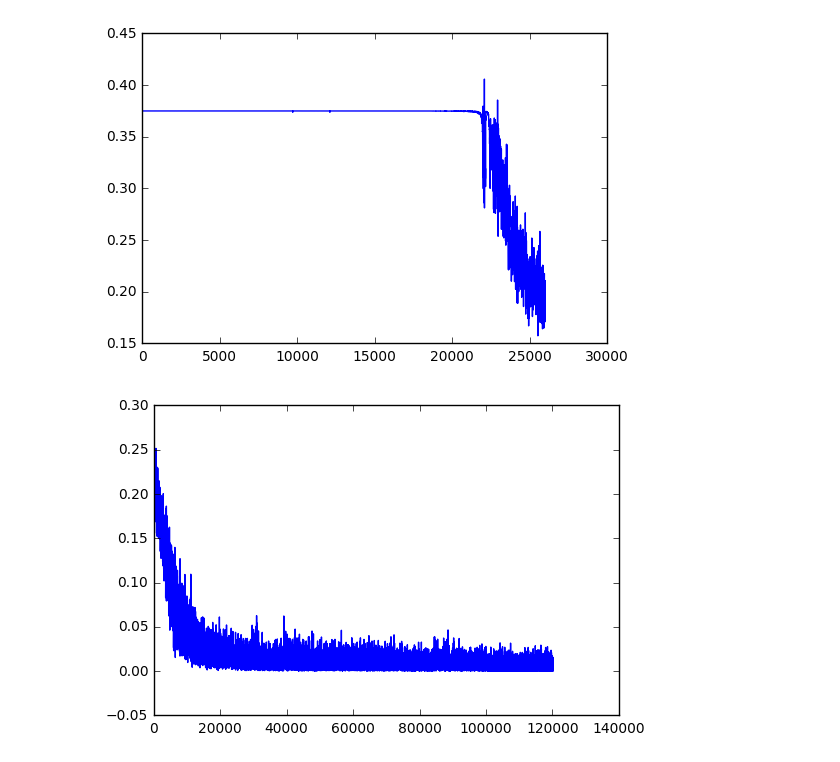
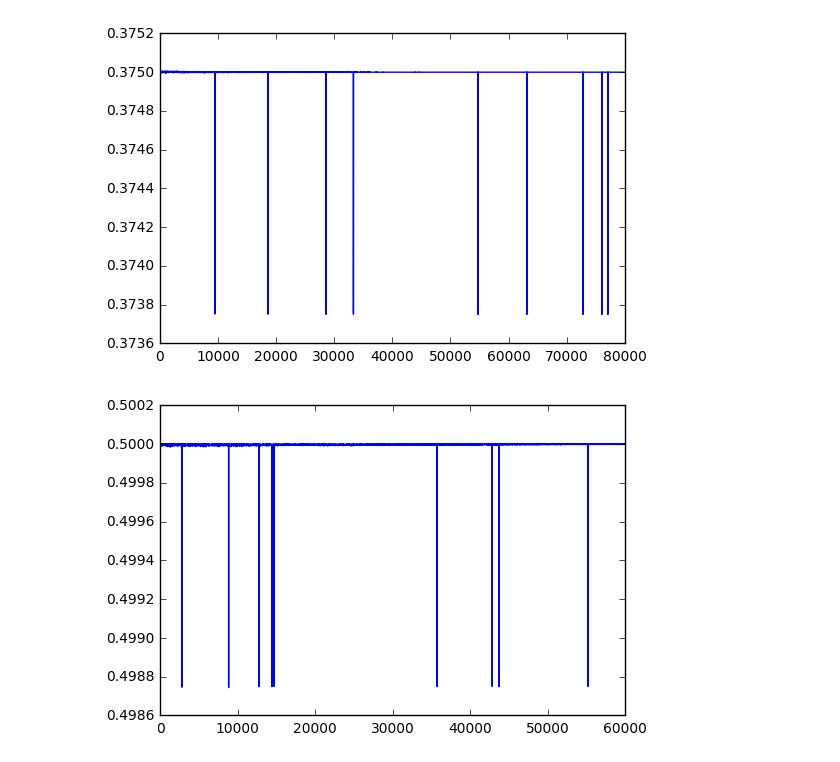
Before and after one commit to LittleHann/Break12306Captcha, a Jupyter notebook: triplet_notebook/triplet loss training log analysis.ipynb, the cells around one changed output. Saved outputs shown, nothing was run; the diff lists cells and outputs as text; code cells hidden in the pictures.

```diff
--- a/triplet_notebook/triplet loss training log analysis.ipynb
+++ b/triplet_notebook/triplet loss training log analysis.ipynb
@@ -15,12 +15,12 @@ def parse_and_plot_log(log_name):
                 losses.append(float(line[i_loss + 7:]))
     plt.plot(iterations, losses)
 # %%
-fname = '../../log/margin_05_hard_02.log'
+fname = '../../log/margin_0.5_hard_0.7/training.log'
 parse_and_plot_log(fname)
 # %% [output]
-[figure, old version]
+[figure, new version]
 # %%
-fname = '../../log/margin_05_hard_02_offset_25000.log'
+fname = '../../log/margin_0.5_hard_0.5/training.log'
 parse_and_plot_log(fname)
 # %% [output]
-[figure, old version]
+[figure, new version]
```
Also changed, not shown: parts of 2 cells of this notebook.
